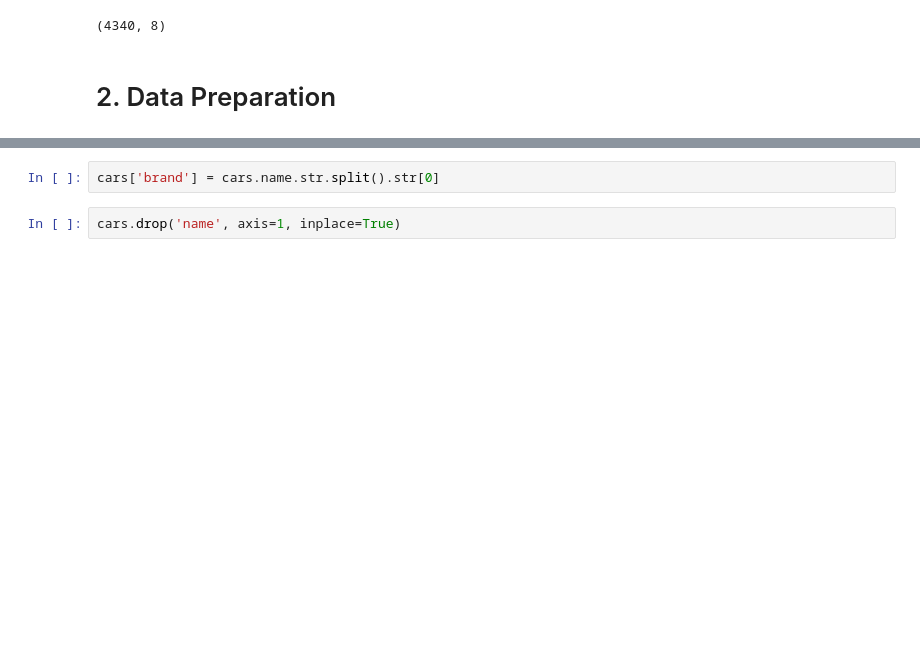
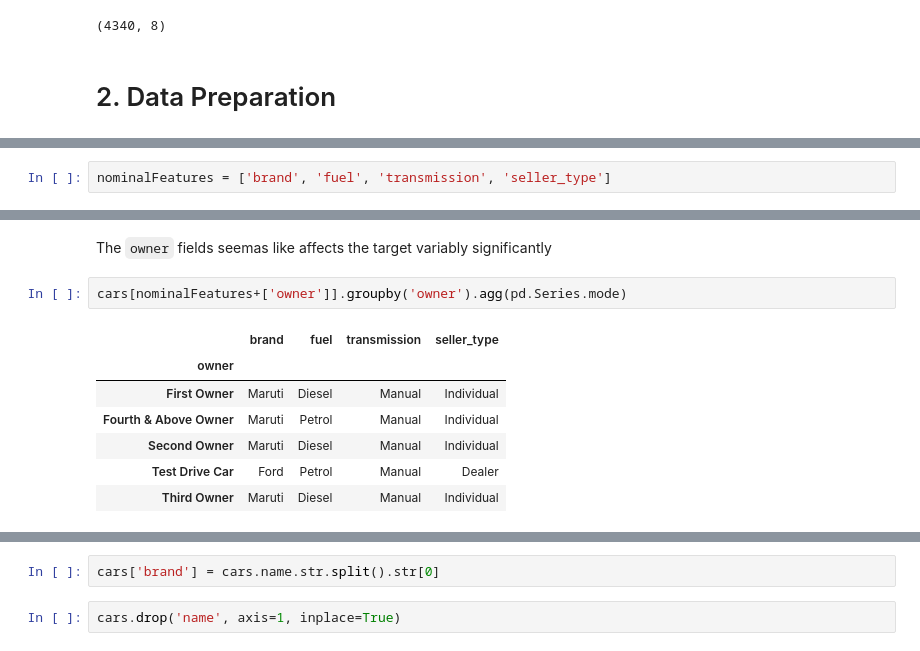
Before and after one commit to Bayan2019/internship_1206, a Jupyter notebook: assignment_07.ipynb, the cells around one changed output, grey strips where cells are left out. Saved outputs shown, nothing was run; the diff lists cells and outputs as text; blank space fills up the shorter version.

```diff
--- a/assignment_07.ipynb
+++ b/assignment_07.ipynb
@@ -97,0 +122,2 @@ cars.shape
+# %%
+nominalFeatures = ['brand', 'fuel', 'transmission', 'seller_type']
@@ -97,0 +235,12 @@ cars.shape
+# %% [markdown]
+The `owner` fields seemas like affects the target variably significantly
+# %%
+cars[nominalFeatures+['owner']].groupby('owner').agg(pd.Series.mode)
+# %% [output]
+|  | brand | fuel | transmission | seller_type |
+| owner |  |  |  |  |
+| First Owner | Maruti | Diesel | Manual | Individual |
+| Fourth & Above Owner | Maruti | Petrol | Manual | Individual |
+| Second Owner | Maruti | Diesel | Manual | Individual |
+| Test Drive Car | Ford | Petrol | Manual | Dealer |
+| Third Owner | Maruti | Diesel | Manual | Individual |
```
Also changed, not shown: parts of 67 cells of this notebook.
